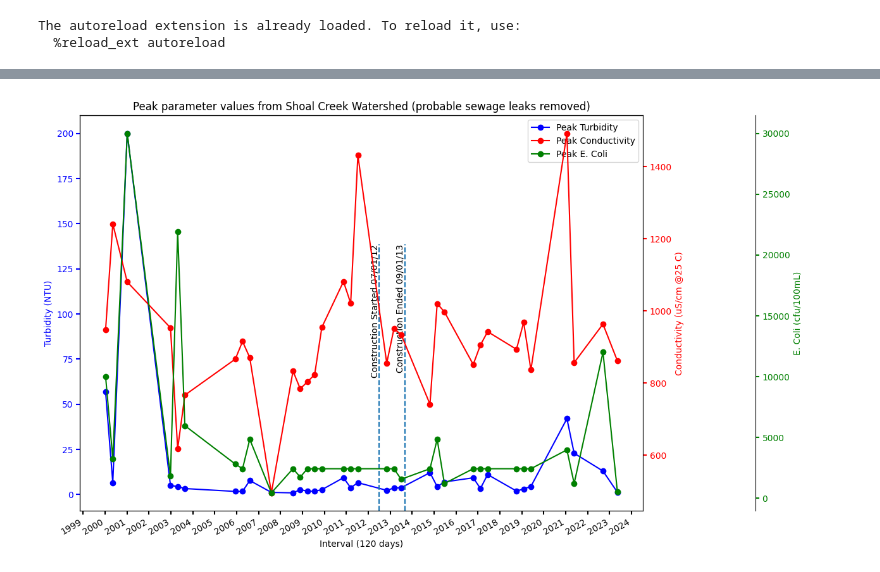
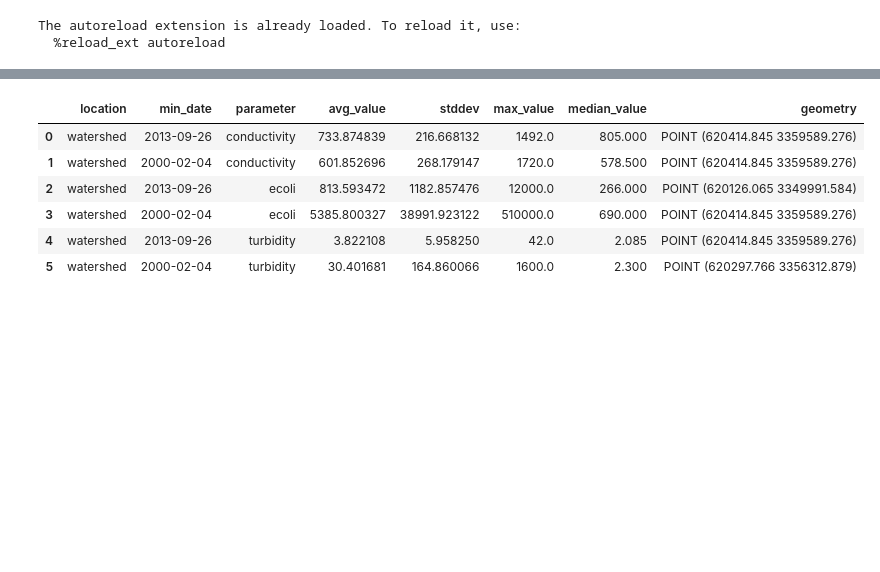
Before and after one commit to ramseyboy/shoal-creek-wq-bio-mitigation, a Jupyter notebook: water_quality_watershed.ipynb, the cells around one changed output, grey strips where cells are left out. Drawn from its saved outputs; the diff is of its cells as text; code cells hidden in the pictures; blank space fills up the shorter version.

```diff
--- a/water_quality_watershed.ipynb
+++ b/water_quality_watershed.ipynb
@@ -45,4 +34,11 @@ plot_parameter(watershed_parameters, 'avg', f'Avg parameter values from Shoal Cr
 # %%
-plot_parameter(watershed_parameters, 'max', f'Peak parameter values from Shoal Creek Watershed (probable sewage leaks removed)')
+pre_post_construction = intervals.query_parameters_before_after_construction(parameters)
+pre_post_construction.head(10)
 # %% [output]
-[figure, removed]
+|  | location | min_date | parameter | avg_value | stddev | max_value | median_value | geometry |
+| 0 | watershed | 2013-09-26 | conductivity | 733.874839 | 216.668132 | 1492.0 | 805.000 | POINT (620414.845 3359589.276) |
+| 1 | watershed | 2000-02-04 | conductivity | 601.852696 | 268.179147 | 1720.0 | 578.500 | POINT (620414.845 3359589.276) |
+| 2 | watershed | 2013-09-26 | ecoli | 813.593472 | 1182.857476 | 12000.0 | 266.000 | POINT (620126.065 3349991.584) |
+| 3 | watershed | 2000-02-04 | ecoli | 5385.800327 | 38991.923122 | 510000.0 | 690.000 | POINT (620414.845 3359589.276) |
+| 4 | watershed | 2013-09-26 | turbidity | 3.822108 | 5.958250 | 42.0 | 2.085 | POINT (620414.845 3359589.276) |
+| 5 | watershed | 2000-02-04 | turbidity | 30.401681 | 164.860066 | 1600.0 | 2.300 | POINT (620297.766 3356312.879) |
```
Also changed, not shown: parts of 2 cells of this notebook, 3 other files.
